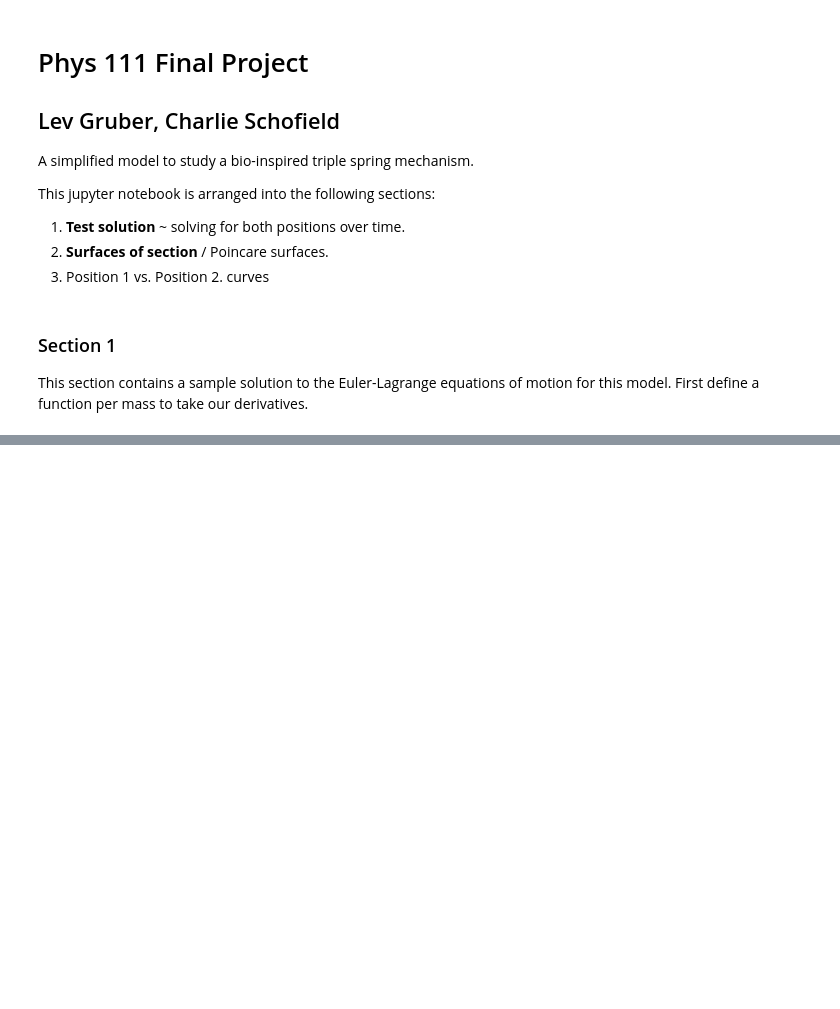
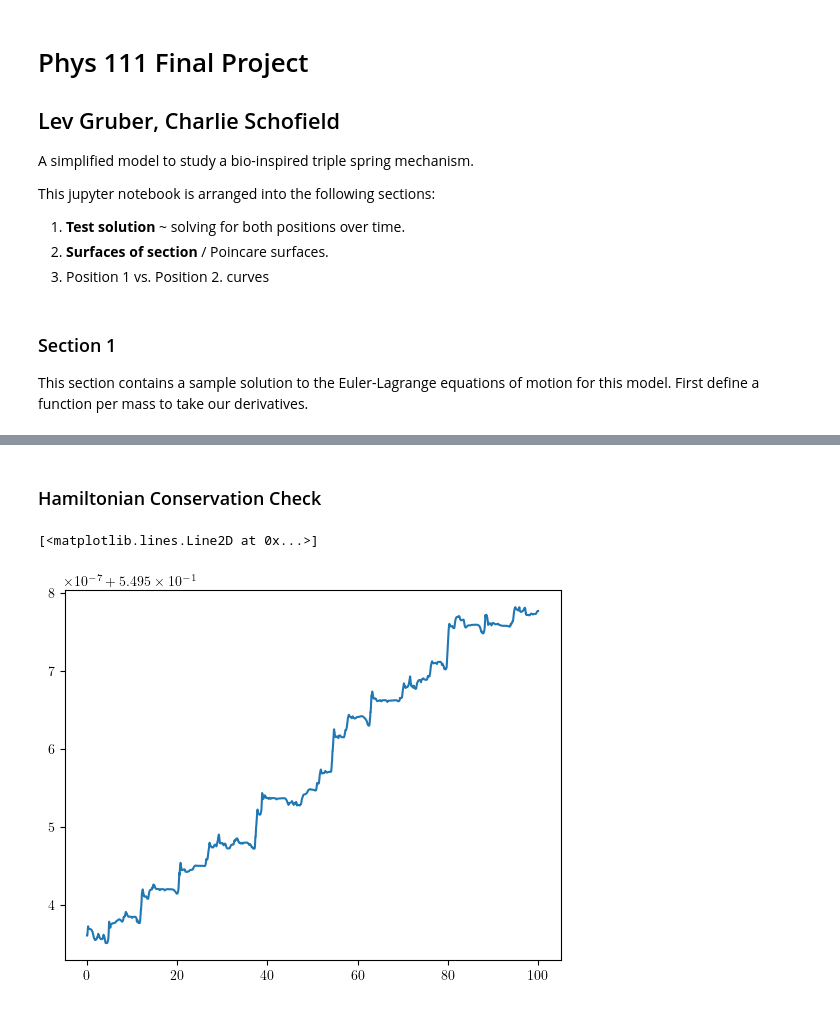
Before and after one commit to levgru/phys111_gruber_schofield, a Jupyter notebook: main.ipynb, the cells around one changed output, grey strips where cells are left out. Drawn from its saved outputs; the diff is of its cells as text; code cells hidden in the pictures; blank space fills up the shorter version.

```diff
--- a/main.ipynb
+++ b/main.ipynb
@@ -83,0 +99,52 @@ The solver successfully reached the end of the integration interval.
+# %% [markdown]
+### Hamiltonian Conservation Check
+# %%
+'''
+
+The hamiltonian is the total energy, as we are in cartesian coordinates, and the lagrangian does not have explicit time dependence such that it must be conserved.
+We ensure our code follows this.
+
+'''
+def hamilton_cons(result):
+
+    # parse results input
+    q_1 = result.y[0]
+    q_2 = result.y[1]
+    q_1_dot = result.y[2]
+    q_2_dot = result.y[3]
+
+    # calculate kinetic and potential energies, combine for hamiltonian
+    kin_eng = 1/2 * m_1 * l**2 * q_1_dot **2 + 1/2 * m_2 * l**2 *q_2_dot ** 2
+    pot_eng = c_1 * ( ((1 + q_1)**2)/2 + 1/(1 + q_1) - 3/2) + c_2 * ( ((1+q_2-q_1)**2)/2 + 1/(1 + q_2 - q_1) - 3/2) + c_3 * ( ((1 + q_2)**2)/2 + 1/(1 + q_2) - 3/2)
+    ham = kin_eng + pot_eng
+    return ham
+
+def hamilton_cons_1st_order(result):
+    '''
+
+    For linear spring system
+
+    '''
+    # parse results input
+    q_1 = result.y[0]
+    q_2 = result.y[1]
+    q_1_dot = result.y[2]
+    q_2_dot = result.y[3]
+    k = c_1
+
+    # calculate kinetic and potential energies, combine for hamiltonian
+    kin_eng = 1/2 * m_1 * l**2 * q_1_dot **2 + 1/2 * m_2 * l**2 *q_2_dot ** 2
+    pot_eng = k * q_1 ** 2 + k * q_2**2 - k * q_1 * q_2
+    ham = kin_eng + pot_eng
+    return ham
+
+result = solve_ivp(deriv, [t_start, t_end], y0, t_eval=t, method='LSODA', rtol=1e-8, atol=1e-10)
+ham_result = hamilton_cons(result)
+#ham_result = hamilton_cons_1st_order(result)
+
+
+# Check if the integration was successful
+plt.plot(result.t, ham_result, label=r'Hamiltonian $(T + U)$')
+# %% [output]
+[<matplotlib.lines.Line2D at 0x...>]
+[figure, added]
```
Also changed, not shown: parts of 3 cells of this notebook.
